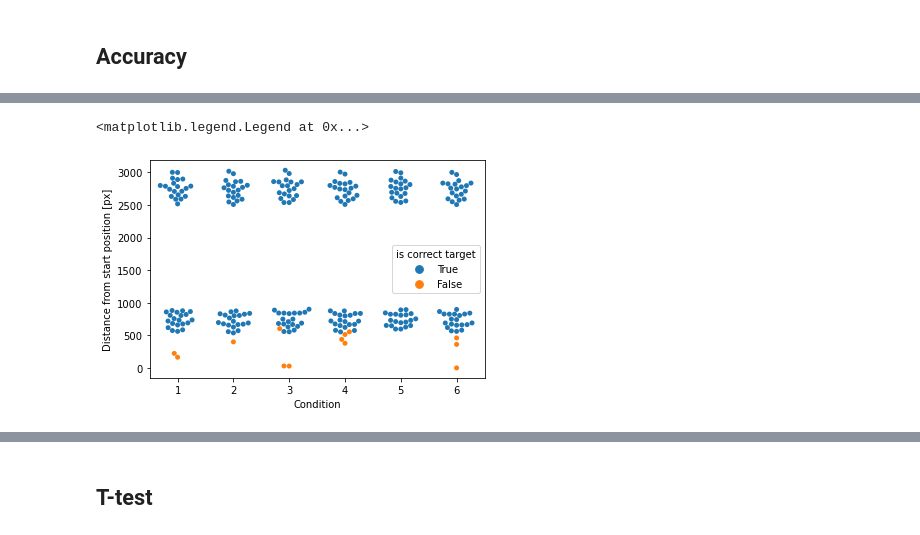
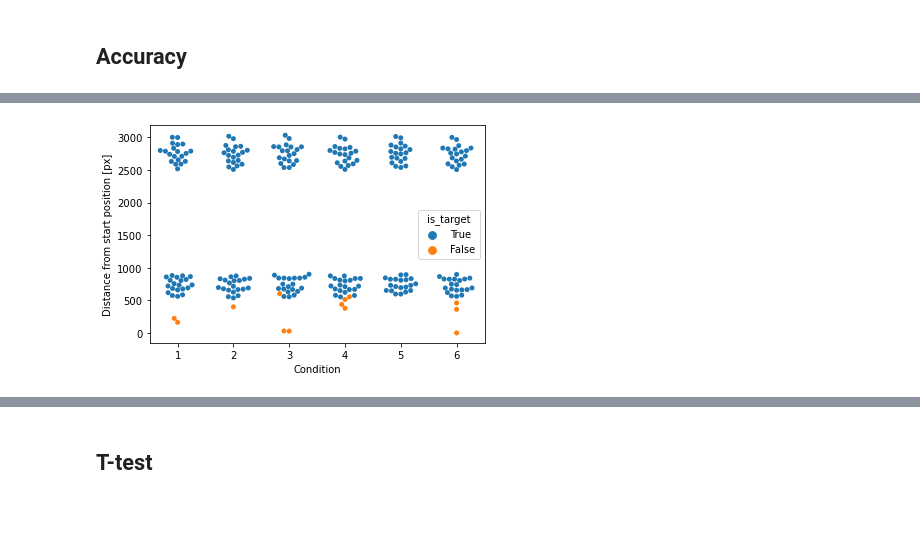
Before and after one commit to ITT-21SS-UR/assignment-04-sc, a Jupyter notebook: experiment/pointing_technique_experiment.ipynb, the cells around one changed output, grey strips where cells are left out. Cells and saved outputs as stored; diff of their text form; code cells hidden in the pictures.

```diff
--- a/experiment/pointing_technique_experiment.ipynb
+++ b/experiment/pointing_technique_experiment.ipynb
@@ -622,14 +637,14 @@ plt.show()
 # %%
-DISTANCE_LABEL = "Distance from start position [px]"
-plot_accuracy_with_distance = sns.swarmplot(
-    data=filtered_data,
-    y=DISTANCE_TO_START_POSITION,
-    x=CONDITION,
-    hue=IS_TARGET,
-    hue_order=[True, False]
+plot_accuracy_target_distance = sns.swarmplot(
+    data = filtered_data,
+    y = DISTANCE_TO_START_POSITION,
+    x = CONDITION,
+    hue = IS_TARGET,
+    hue_order = [True, False]
 )
-plot_accuracy_with_distance.set(xlabel=CONDITION_LABEL, ylabel=DISTANCE_LABEL)
-plot_accuracy_with_distance.legend(title="is correct target")
+
+plot_accuracy_target_distance.set(xlabel = CONDITION_LABEL, ylabel = DISTANCE_LABEL)
+plot_accuracy_target_distance.legend(title = IS_TARGET)
+plt.show()
 # %% [output]
-<matplotlib.legend.Legend at 0x...>
-[figure, old version]
+[figure, new version]
```
Also changed, not shown: parts of 13 cells of this notebook, 1 other file.
